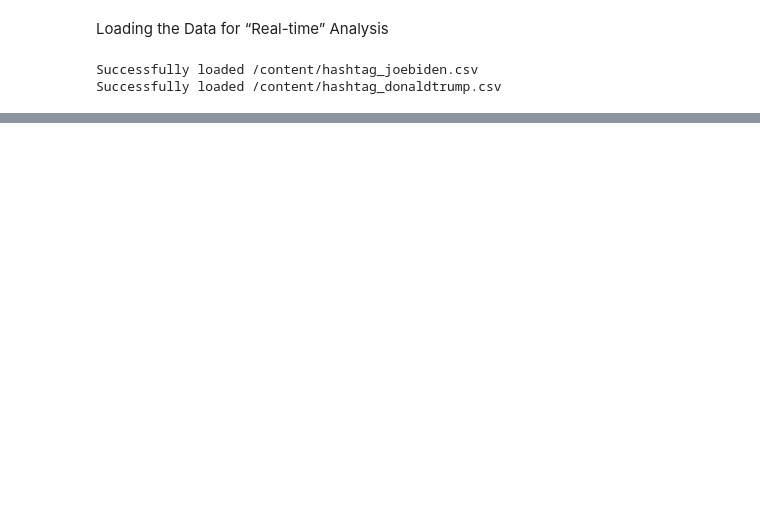
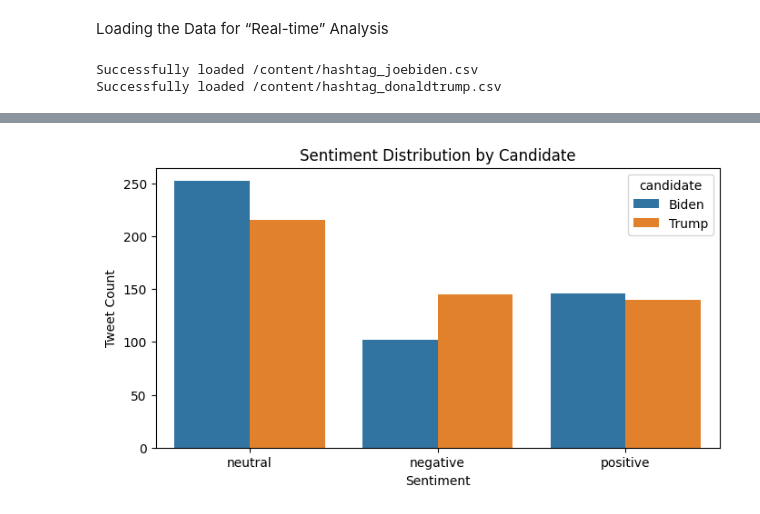
Before and after one commit to karri-ten/VibeScope, a Jupyter notebook: VibeScope.ipynb, the cells around one changed output, grey strips where cells are left out. Cells and saved outputs as stored; diff of their text form; code cells hidden in the pictures; blank space fills up the shorter version.

```diff
--- a/VibeScope.ipynb
+++ b/VibeScope.ipynb
@@ -244,0 +305,17 @@ Successfully loaded /content/hashtag_donaldtrump.csv
+# %%
+# Sentiment Analysis with VADER
+
+from vaderSentiment.vaderSentiment import SentimentIntensityAnalyzer
+
+analyzer = SentimentIntensityAnalyzer()
+def get_sentiment(text):
+    score = analyzer.polarity_scores(text)
+    if score['compound'] >= 0.05:
+        return 'positive'
+    elif score['compound'] <= -0.05:
+        return 'negative'
+    else:
+        return 'neutral'
+
+tweets['sentiment'] = tweets['clean_text'].apply(get_sentiment)
+tweets['sentiment'].value_counts()
@@ -244,0 +329,13 @@ Successfully loaded /content/hashtag_donaldtrump.csv
+# %%
+# Visualize Sentiment by Candidate
+import seaborn as sns
+import matplotlib.pyplot as plt
+
+plt.figure(figsize=(8,4))
+sns.countplot(data=tweets, x='sentiment', hue='candidate')
+plt.title('Sentiment Distribution by Candidate')
+plt.xlabel('Sentiment')
+plt.ylabel('Tweet Count')
+plt.show()
+# %% [output]
+[figure, added]
```
Also changed, not shown: parts of 18 cells of this notebook.
